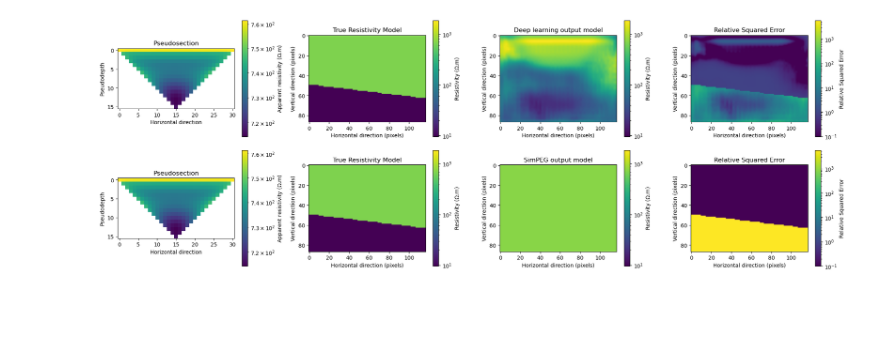
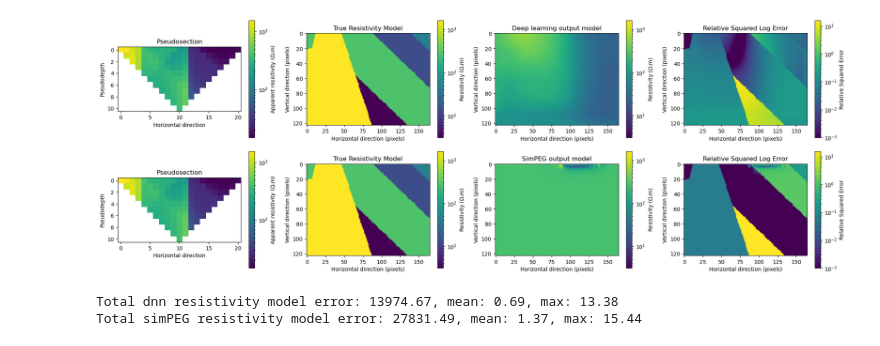
Before and after one commit to Jojobarbarr/invERT, a Jupyter notebook: invERT/net_vs_peg.ipynb, the cells around one changed output. Drawn from its saved outputs; the diff is of its cells as text; code cells hidden in the pictures; blank space fills up the shorter version.

```diff
--- a/invERT/net_vs_peg.ipynb
+++ b/invERT/net_vs_peg.ipynb
@@ -86,6 +94,8 @@ UNet(
 )
 # %%
 sample = next(iter(dataloader))
+while int(sample['num_electrode'] * 72 + 24) > 40 or sample['array_type'][0, 0] == 1:
+    sample = next(iter(dataloader))
 
 num_electrodes = int(sample['num_electrode'] * 72 + 24)
 array_type = sample['array_type']
@@ -133,13 +149,13 @@ plt.show()
 # %%
-space_between_electrodes = 3
-lateral_padding = 3
+space_between_electrodes = 5
+lateral_padding = 5
 vertical_fraction = 0.75
 
 lateral_padding = space_between_electrodes * lateral_padding
 total_pixels_after_refinement = (num_electrodes - 1) * space_between_electrodes + 2 * lateral_padding
 vertical_size = int(total_pixels_after_refinement * vertical_fraction)
 
-assert norm_log_resistivity_model.squeeze().shape == (vertical_size, total_pixels_after_refinement)
+assert norm_log_resistivity_model.squeeze().shape == (vertical_size, total_pixels_after_refinement), f"Shape mismatch between resistivity model ({norm_log_resistivity_model.squeeze().shape}) and calculated size ({(vertical_size, total_pixels_after_refinement)})"
 # %%
 def schlumberger_array(nbr_electrodes: int,
                        electrode_locations: np.ndarray[np.float64],
@@ -206,7 +222,7 @@ log_resistivity_map = maps.IdentityMap(mesh) * maps.ExpMap(mesh)
 survey.drape_electrodes_on_topography(mesh, active_cells, option="top", topography=topo_2d)
 _ = survey.set_geometric_factor()
 # %%
-pseudosection_np = pseudosection.squeeze().numpy()
+pseudosection_np = pseudosection[:, 0].squeeze().numpy()
 flatten_pseudosection = pseudosection_np.flatten()
 apparent_resistivities = flatten_pseudosection[flatten_pseudosection != 0]
 apparent_resistivities = np.exp(apparent_resistivities * (10.5725765 - 0))
@@ -246,24 +262,23 @@ reg_L2 = regularization.WeightedLeastSquares(
 
 opt_L2 = optimization.InexactGaussNewton(
     maxIter=10,
-    maxIterLS=3,
+    maxIterLS=10,
     maxIterCG=5,
-    tolCG=1e-3
+    tolCG=1e-5
 )
 
 inv_prob_L2 = inverse_problem.BaseInvProblem(dmis_L2, reg_L2, opt_L2)
 
 update_jacobi = directives.UpdatePreconditioner(update_every_iteration=False)
 starting_beta = directives.BetaEstimate_ByEig(beta0_ratio=1)
-beta_schedule = directives.BetaSchedule(coolingFactor=5.0, coolingRate=1)
-target_misfit = directives.TargetMisfit(chifact=10.0)
+beta_schedule = directives.BetaSchedule(coolingFactor=2.0, coolingRate=2)
+target_misfit = directives.TargetMisfit(chifact=2.0)
 
 directives_list_L2 = [
     update_jacobi,
     starting_beta,
     beta_schedule,
     target_misfit,
-    directives.SaveOutputEveryIteration(save_txt=False)
 ]
 
 inv_L2 = inversion.BaseInversion(inv_prob_L2, directives_list_L2)
@@ -302,7 +321,7 @@ dnn_resistivity_model = detransform(output)
 # %%
 true_resistivity_model = detransform(norm_log_resistivity_model.squeeze().numpy())
 
-pseudosection_np = pseudosection.squeeze().numpy()
+pseudosection_np = pseudosection[:, 0].squeeze().numpy()
 pseudosection_np = np.exp(pseudosection_np * (10.5725765 - 0))
 pseudosection_np = np.where(pseudosection_np != 1, pseudosection_np, np.nan)
 
@@ -312,12 +331,12 @@ psed_norm = mcolors.LogNorm(vmin=psed_min, vmax=psed_max)
 
 simPEG_resistivity_model = np.flipud(recovered_resistivity_model.reshape(true_resistivity_model.shape))
 
-squared_error_dnn = np.square(dnn_resistivity_model - true_resistivity_model) / true_resistivity_model ** 2
-squared_error_simPEG = np.square(simPEG_resistivity_model - true_resistivity_model) / true_resistivity_model ** 2
+squared_error_dnn = np.square(np.log(dnn_resistivity_model) - np.log(true_resistivity_model)) / np.log(true_resistivity_model) ** 2
+squared_error_simPEG = np.square(np.log(simPEG_resistivity_model) - np.log(true_resistivity_model)) / np.log(true_resistivity_model) ** 2
 error_vmin = min(np.min(squared_error_dnn), np.min(squared_error_simPEG))
 error_vmax = max(np.max(squared_error_dnn), np.max(squared_error_simPEG))
 # error_norm = mcolors.LogNorm(vmin=error_vmin, vmax=error_vmax)
-error_norm = mcolors.LogNorm(vmin=1e-1, vmax=error_vmax)
+error_norm = mcolors.LogNorm(vmin=1e-3, vmax=error_vmax)
 
 vmin = min(np.min(dnn_resistivity_model), np.min(simPEG_resistivity_model), np.min(true_resistivity_model))
 vmax = max(np.max(dnn_resistivity_model), np.max(simPEG_resistivity_model), np.max(true_resistivity_model))
@@ -350,7 +369,7 @@ cbar.set_label(r"Resistivity ($\Omega$.m)")
 
 
 im3 = axes[0, 3].imshow(squared_error_dnn, cmap='viridis', norm=error_norm)
-axes[0, 3].set_title("Relative Squared Error")
+axes[0, 3].set_title("Relative Squared Log Error")
 axes[0, 3].set_xlabel("Horizontal direction (pixels)")
 axes[0, 3].set_ylabel("Vertical direction (pixels)")
 cbar = fig.colorbar(im3, ax=axes[0, 3], orientation='vertical')
@@ -359,32 +378,37 @@ cbar.set_label("Relative Squared Error")
 
 im4 = axes[1, 0].imshow(pseudosection_np, cmap='viridis', norm=psed_norm)
 axes[1, 0].set_title("Pseudosection")
 axes[1, 0].set_xlabel("Horizontal direction")
 axes[1, 0].set_ylabel("Pseudodepth")
 cbar = fig.colorbar(im4, ax=axes[1, 0], orientation='vertical')
 cbar.set_label(r"Apparent resistivity ($\Omega$.m)")
 
 im5 = axes[1, 1].imshow(true_resistivity_model, cmap='viridis', norm=norm)
 axes[1, 1].set_title("True Resistivity Model")
 axes[1, 1].set_xlabel("Horizontal direction (pixels)")
 axes[1, 1].set_ylabel("Vertical direction (pixels)")
 cbar = fig.colorbar(im5, ax=axes[1, 1], orientation='vertical')
 cbar.set_label(r"Resistivity ($\Omega$.m)")
 
 im6 = axes[1, 2].imshow(simPEG_resistivity_model, cmap='viridis', norm=norm)
 axes[1, 2].set_title("SimPEG output model")
 axes[1, 2].set_xlabel("Horizontal direction (pixels)")
 axes[1, 2].set_ylabel("Vertical direction (pixels)")
 cbar = fig.colorbar(im6, ax=axes[1, 2], orientation='vertical')
 cbar.set_label(r"Resistivity ($\Omega$.m)")
 
 im7 = axes[1, 3].imshow(squared_error_simPEG, cmap='viridis', norm=error_norm)
-axes[1, 3].set_title("Relative Squared Error")
+axes[1, 3].set_title("Relative Squared Log Error")
 axes[1, 3].set_xlabel("Horizontal direction (pixels)")
 axes[1, 3].set_ylabel("Vertical direction (pixels)")
 cbar = fig.colorbar(im7, ax=axes[1, 3], orientation='vertical')
 cbar.set_label("Relative Squared Error")
 plt.tight_layout()
 plt.show()
+
+print(f"Total dnn resistivity model error: {np.sum(squared_error_dnn):.2f}, mean: {np.mean(squared_error_dnn):.2f}, max: {np.max(squared_error_dnn):.2f}")
+print(f"Total simPEG resistivity model error: {np.sum(squared_error_simPEG):.2f}, mean: {np.mean(squared_error_simPEG):.2f}, max: {np.max(squared_error_simPEG):.2f}")
 # %% [output]
-[figure, old version]
+[figure, new version]
+Total dnn resistivity model error: 13974.67, mean: 0.69, max: 13.38
+Total simPEG resistivity model error: 27831.49, mean: 1.37, max: 15.44
```
Also changed, not shown: parts of 16 cells of this notebook, 9 other files.
